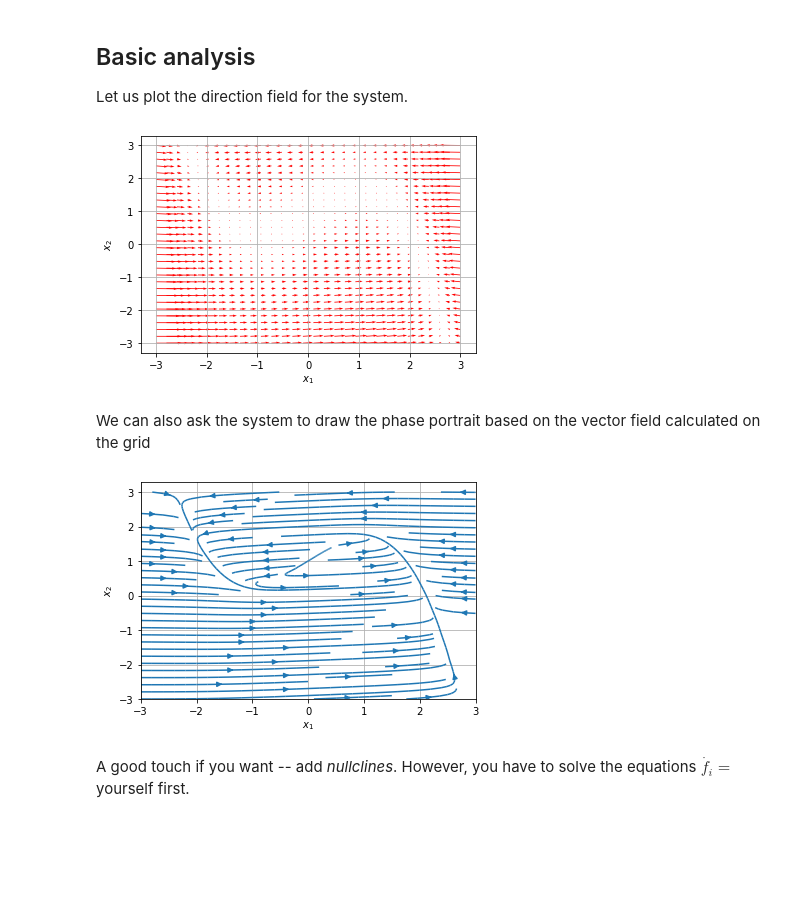
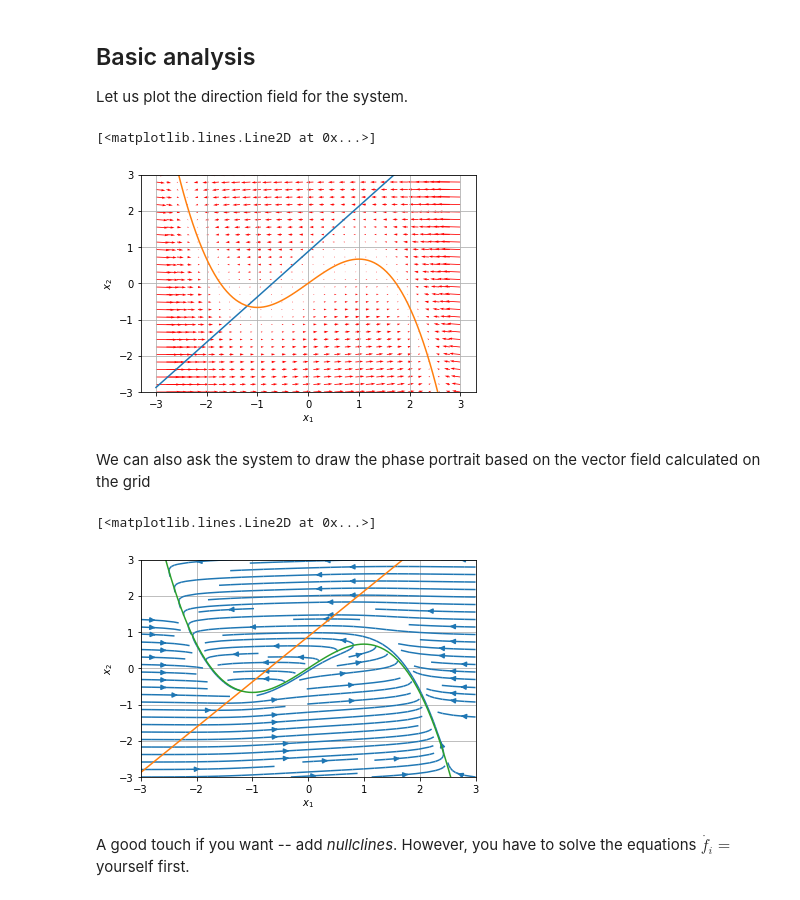
Before and after one commit to fedxa/PHYS30471, a Jupyter notebook: ODE_2D_FNmodel.ipynb, the cells around one changed output. Drawn from its saved outputs; the diff is of its cells as text; code cells hidden in the pictures; blank space fills up the shorter version.

```diff
--- a/ODE_2D_FNmodel.ipynb
+++ b/ODE_2D_FNmodel.ipynb
@@ -77,33 +79,43 @@ ax.quiver(x1range, x2range, U, V, color='r')
 ax.set_xlabel('$x_1$')
 ax.set_ylabel('$x_2$')
 ax.grid()
+
+ax.set_ylim(-3,3)
+ax.plot(vrange, (vrange+A)/B)
+ax.plot(vrange, vrange-vrange**3/3+I)
 # %% [output]
+[<matplotlib.lines.Line2D at 0x...>]
-[figure, old version]
+[figure, new version]
 # %% [markdown]
 We can also ask the system to draw the phase portrait based on the vector field calculated on the grid
 # %%
 t = 0
 x1range = np.linspace(-3, 3, num=400) # Select the required x_1 range
 x2range = np.linspace(-3, 3, num=400) # Select the required x_2 range
 
 # Fill the components of the vector field in the xrid points
 U = np.zeros([len(x2range), len(x1range)])
 V = np.zeros_like(U)
 for i in range(len(x2range)):
     for j in range(len(x1range)):
         U[i,j], V[i,j] = f(t, [x1range[j], x2range[i]])
 
 fig2 = plt.figure()
 ax2 = fig2.subplots(1)
 #ax2=ax
 
 ax2.streamplot(x1range, x2range, U, V)
 ax2.set_xlabel('$x_1$')
 ax2.set_ylabel('$x_2$')
 ax2.grid()
 #fig
+
+ax2.set_ylim(-3,3)
+ax2.plot(vrange, (vrange+A)/B)
+ax2.plot(vrange, vrange-vrange**3/3+I)
 # %% [output]
+[<matplotlib.lines.Line2D at 0x...>]
-[figure, old version]
+[figure, new version]
 # %% [markdown]
 A good touch if you want -- add _nullclines_. However, you have to solve the equations $\dot{f_i}=$ yourself first.
 # %% [markdown]
```
Also changed, not shown: parts of 1 cell of this notebook.
